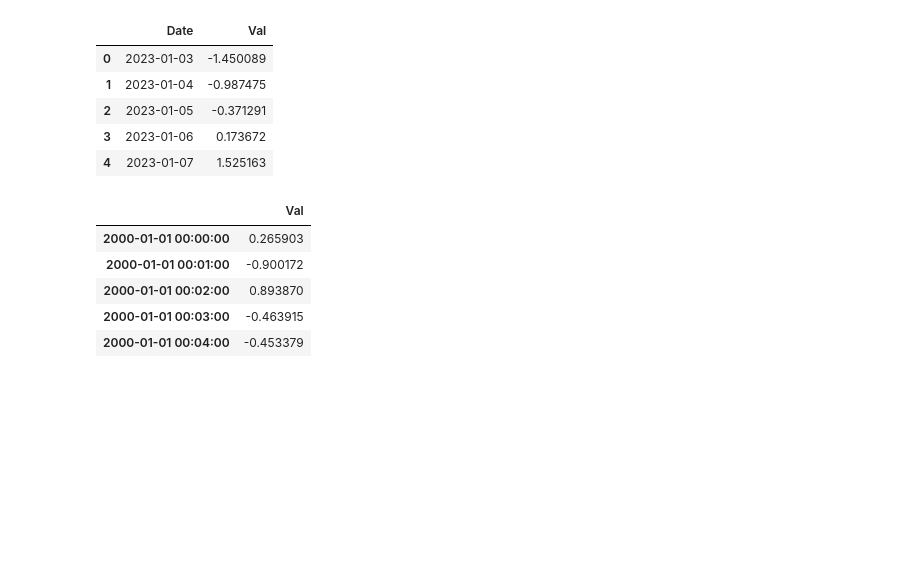
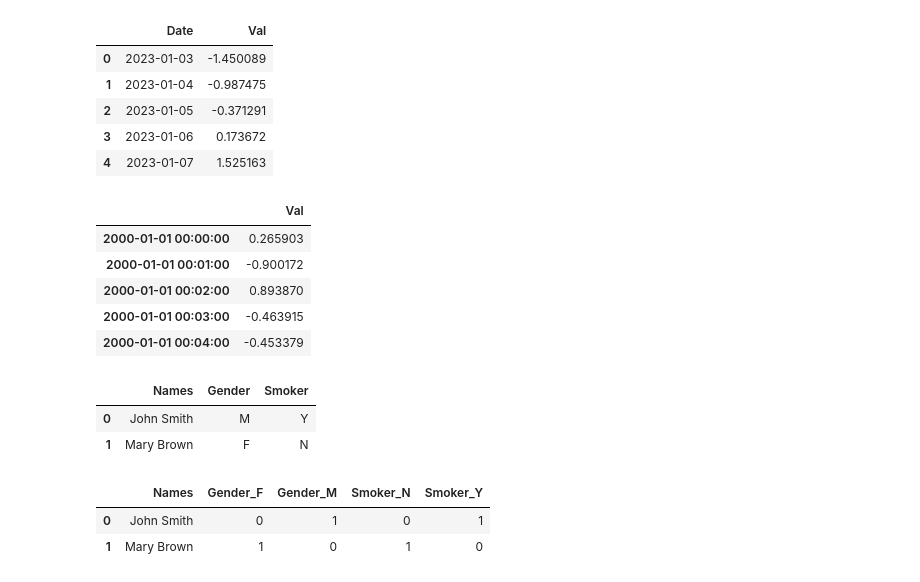
Before and after one commit to antonioIannotta/python-tutorial, a Jupyter notebook: pandas/Pandas.ipynb, the cells around one changed output. Drawn from its saved outputs; the diff is of its cells as text; code cells hidden in the pictures; blank space fills up the shorter version.

```diff
--- a/pandas/Pandas.ipynb
+++ b/pandas/Pandas.ipynb
@@ -221,3 +221,21 @@ df
 | 2000-01-01 00:02:00 | 0.893870 |
 | 2000-01-01 00:03:00 | -0.463915 |
 | 2000-01-01 00:04:00 | -0.453379 |
+# %%
+names = ['John Smith', 'Mary Brown']
+gender = ['M', 'F']
+smoker = ['Y', 'N']
+
+df = pd.DataFrame({"Names": names, "Gender": gender, "Smoker": smoker})
+df
+# %% [output]
+|  | Names | Gender | Smoker |
+| 0 | John Smith | M | Y |
+| 1 | Mary Brown | F | N |
+# %%
+df_with_dummies = pd.get_dummies(df, columns=['Gender', 'Smoker'])
+df_with_dummies
+# %% [output]
+|  | Names | Gender_F | Gender_M | Smoker_N | Smoker_Y |
+| 0 | John Smith | 0 | 1 | 0 | 1 |
+| 1 | Mary Brown | 1 | 0 | 1 | 0 |
```
